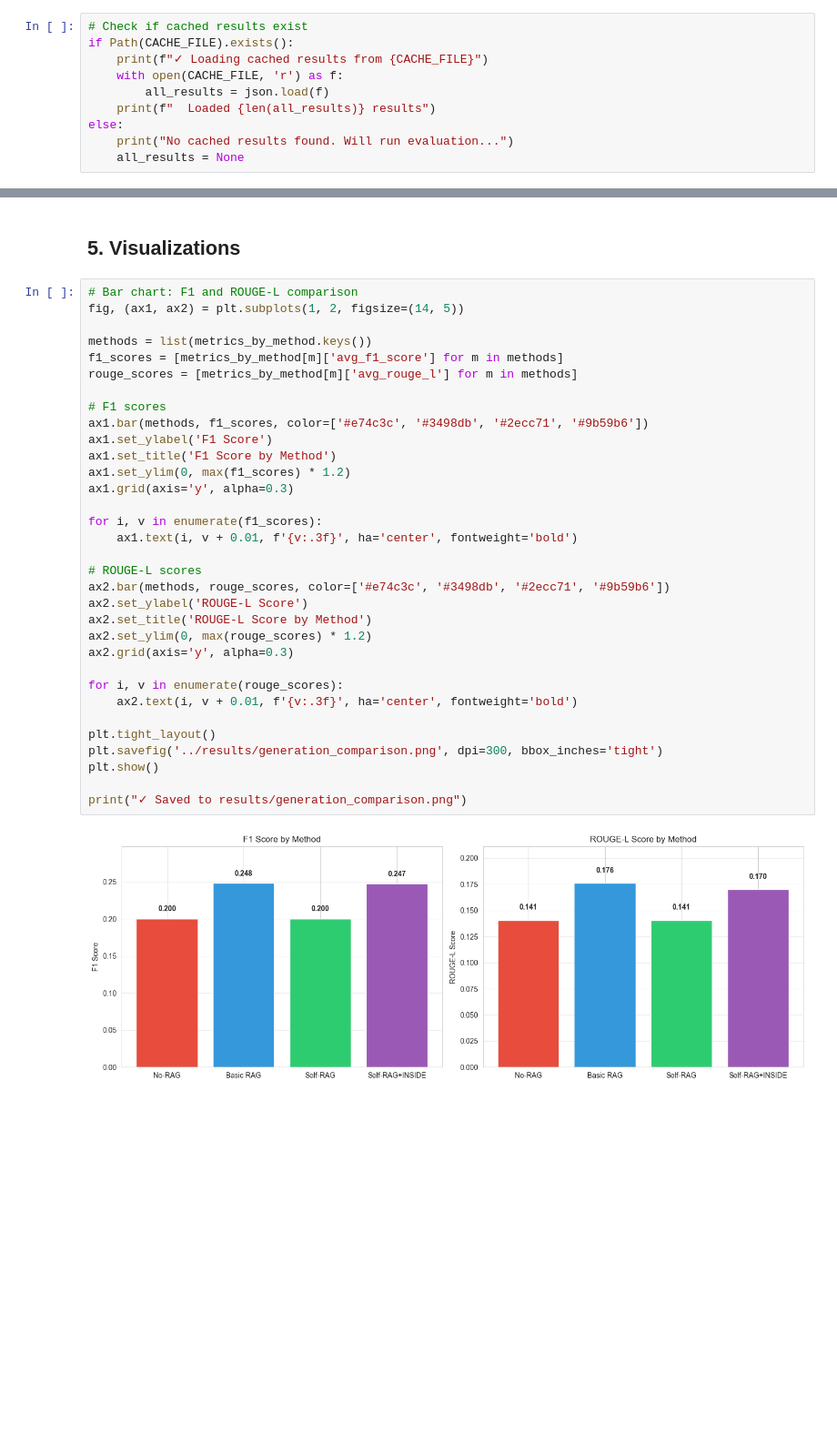
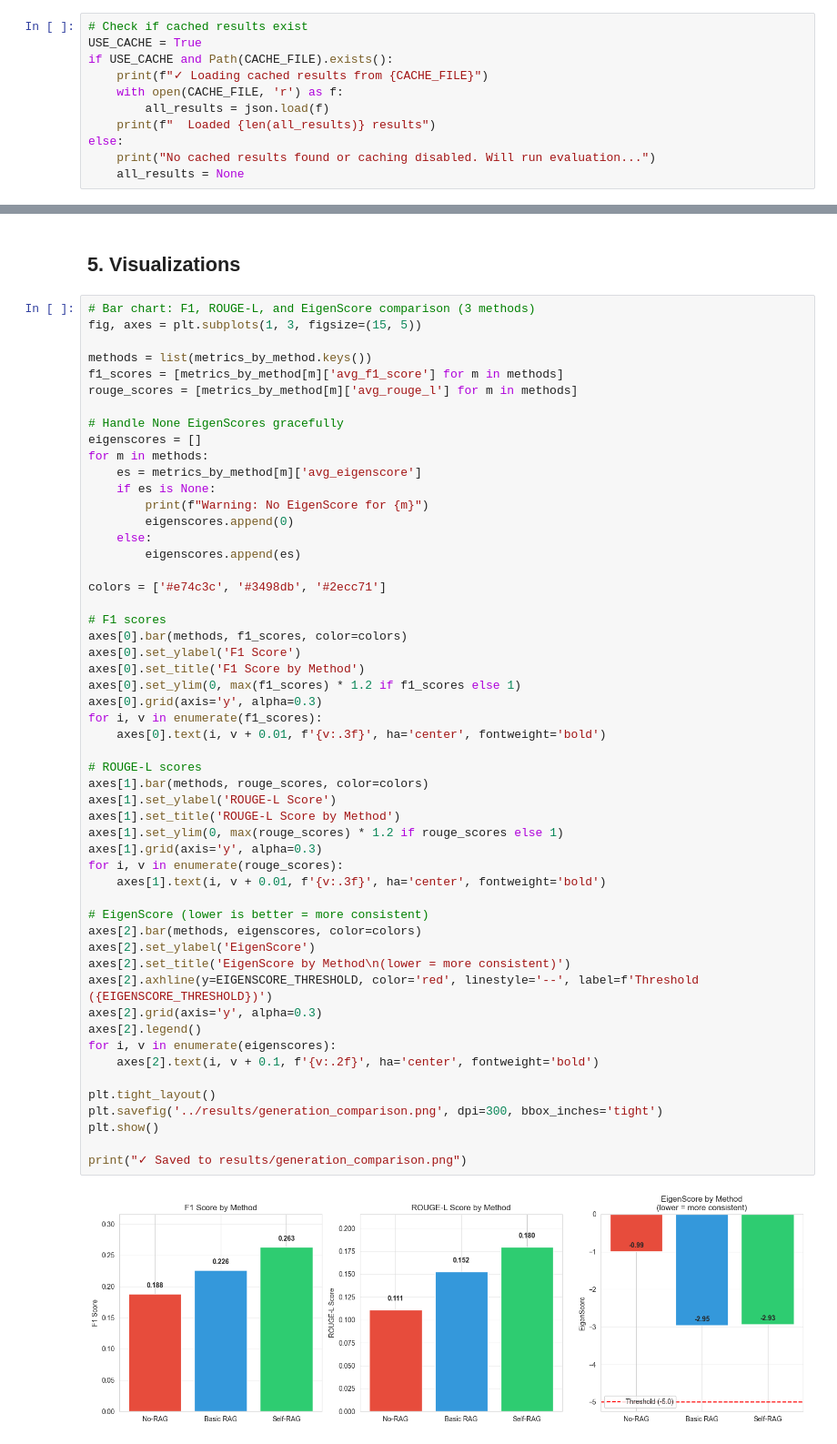
Before and after one commit to hardness1020/Self-RAG-and-INSIDE-System-for-Legal-Analysis, a Jupyter notebook: notebooks/11_legalbench_generation.ipynb, the cells around one changed output, grey strips where cells are left out. Shown at 91% size. Cells and saved outputs as stored; diff of their text form; blank space fills up the shorter version.

```diff
--- a/notebooks/11_legalbench_generation.ipynb
+++ b/notebooks/11_legalbench_generation.ipynb
@@ -523,12 +450,13 @@ Will evaluate on 10 queries
 Cache file: ../results/generation_results_subset.json
 # %%
 # Check if cached results exist
-if Path(CACHE_FILE).exists():
+USE_CACHE = True
+if USE_CACHE and Path(CACHE_FILE).exists():
     print(f"✓ Loading cached results from {CACHE_FILE}")
     with open(CACHE_FILE, 'r') as f:
         all_results = json.load(f)
     print(f"  Loaded {len(all_results)} results")
 else:
-    print("No cached results found. Will run evaluation...")
+    print("No cached results found or caching disabled. Will run evaluation...")
     all_results = None
 # %% [output]
@@ -962,39 +735,59 @@ Note: EigenScore threshold = -5.0 (higher = more likely hallucination)
 # %% [markdown]
 ## 5. Visualizations
 # %%
-# Bar chart: F1 and ROUGE-L comparison
-fig, (ax1, ax2) = plt.subplots(1, 2, figsize=(14, 5))
+# Bar chart: F1, ROUGE-L, and EigenScore comparison (3 methods)
+fig, axes = plt.subplots(1, 3, figsize=(15, 5))
 
 methods = list(metrics_by_method.keys())
 f1_scores = [metrics_by_method[m]['avg_f1_score'] for m in methods]
 rouge_scores = [metrics_by_method[m]['avg_rouge_l'] for m in methods]
 
+# Handle None EigenScores gracefully
+eigenscores = []
+for m in methods:
+    es = metrics_by_method[m]['avg_eigenscore']
+    if es is None:
+        print(f"Warning: No EigenScore for {m}")
+        eigenscores.append(0)
+    else:
+        eigenscores.append(es)
+
+colors = ['#e74c3c', '#3498db', '#2ecc71']
+
 # F1 scores
-ax1.bar(methods, f1_scores, color=['#e74c3c', '#3498db', '#2ecc71', '#9b59b6'])
-ax1.set_ylabel('F1 Score')
-ax1.set_title('F1 Score by Method')
-ax1.set_ylim(0, max(f1_scores) * 1.2)
-ax1.grid(axis='y', alpha=0.3)
-
+axes[0].bar(methods, f1_scores, color=colors)
+axes[0].set_ylabel('F1 Score')
+axes[0].set_title('F1 Score by Method')
+axes[0].set_ylim(0, max(f1_scores) * 1.2 if f1_scores else 1)
+axes[0].grid(axis='y', alpha=0.3)
 for i, v in enumerate(f1_scores):
-    ax1.text(i, v + 0.01, f'{v:.3f}', ha='center', fontweight='bold')
+    axes[0].text(i, v + 0.01, f'{v:.3f}', ha='center', fontweight='bold')
 
 # ROUGE-L scores
-ax2.bar(methods, rouge_scores, color=['#e74c3c', '#3498db', '#2ecc71', '#9b59b6'])
-ax2.set_ylabel('ROUGE-L Score')
-ax2.set_title('ROUGE-L Score by Method')
-ax2.set_ylim(0, max(rouge_scores) * 1.2)
-ax2.grid(axis='y', alpha=0.3)
+axes[1].bar(methods, rouge_scores, color=colors)
+axes[1].set_ylabel('ROUGE-L Score')
+axes[1].set_title('ROUGE-L Score by Method')
+axes[1].set_ylim(0, max(rouge_scores) * 1.2 if rouge_scores else 1)
+axes[1].grid(axis='y', alpha=0.3)
+for i, v in enumerate(rouge_scores):
+    axes[1].text(i, v + 0.01, f'{v:.3f}', ha='center', fontweight='bold')
 
-for i, v in enumerate(rouge_scores):
-    ax2.text(i, v + 0.01, f'{v:.3f}', ha='center', fontweight='bold')
+# EigenScore (lower is better = more consistent)
+axes[2].bar(methods, eigenscores, color=colors)
+axes[2].set_ylabel('EigenScore')
+axes[2].set_title('EigenScore by Method\n(lower = more consistent)')
+axes[2].axhline(y=EIGENSCORE_THRESHOLD, color='red', linestyle='--', label=f'Threshold ({EIGENSCORE_THRESHOLD})')
+axes[2].grid(axis='y', alpha=0.3)
+axes[2].legend()
+for i, v in enumerate(eigenscores):
+    axes[2].text(i, v + 0.1, f'{v:.2f}', ha='center', fontweight='bold')
 
 plt.tight_layout()
 plt.savefig('../results/generation_comparison.png', dpi=300, bbox_inches='tight')
 plt.show()
 
 print("✓ Saved to results/generation_comparison.png")
 # %% [output]
-[figure, old version]
+[figure, new version]
 ✓ Saved to results/generation_comparison.png
 # %%
```
Also changed, not shown: parts of 23 cells of this notebook, 6 other files.
